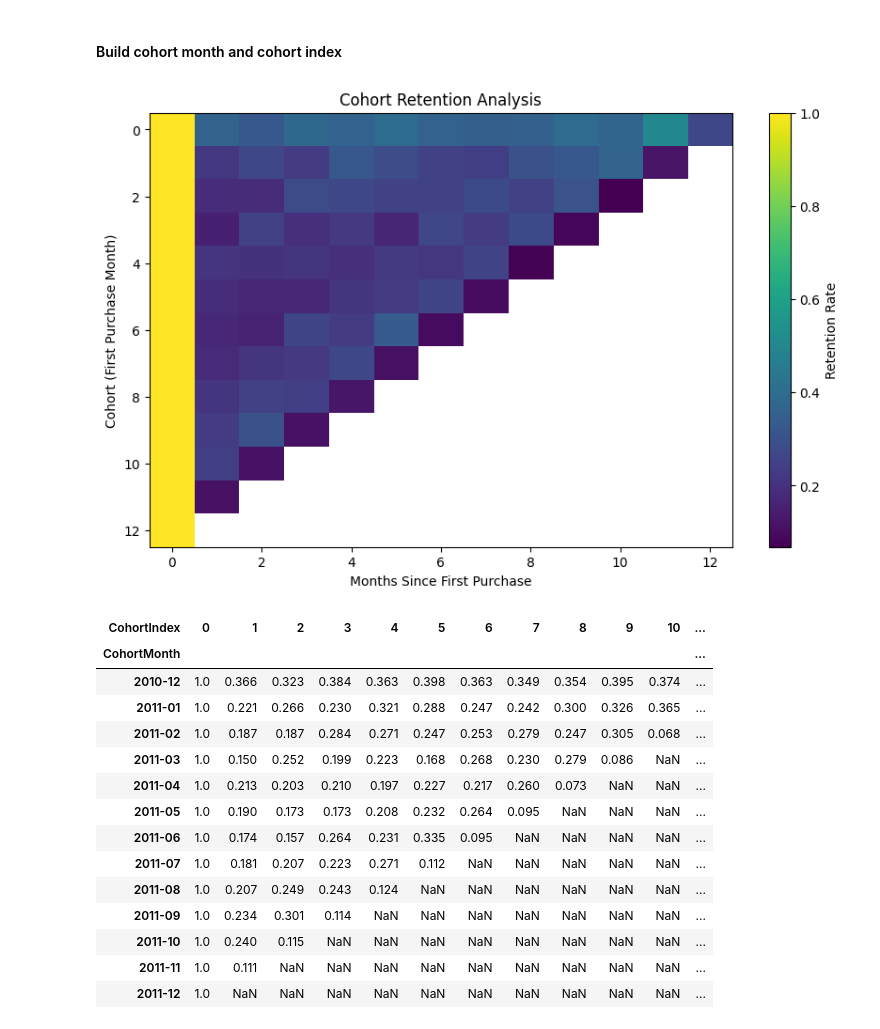
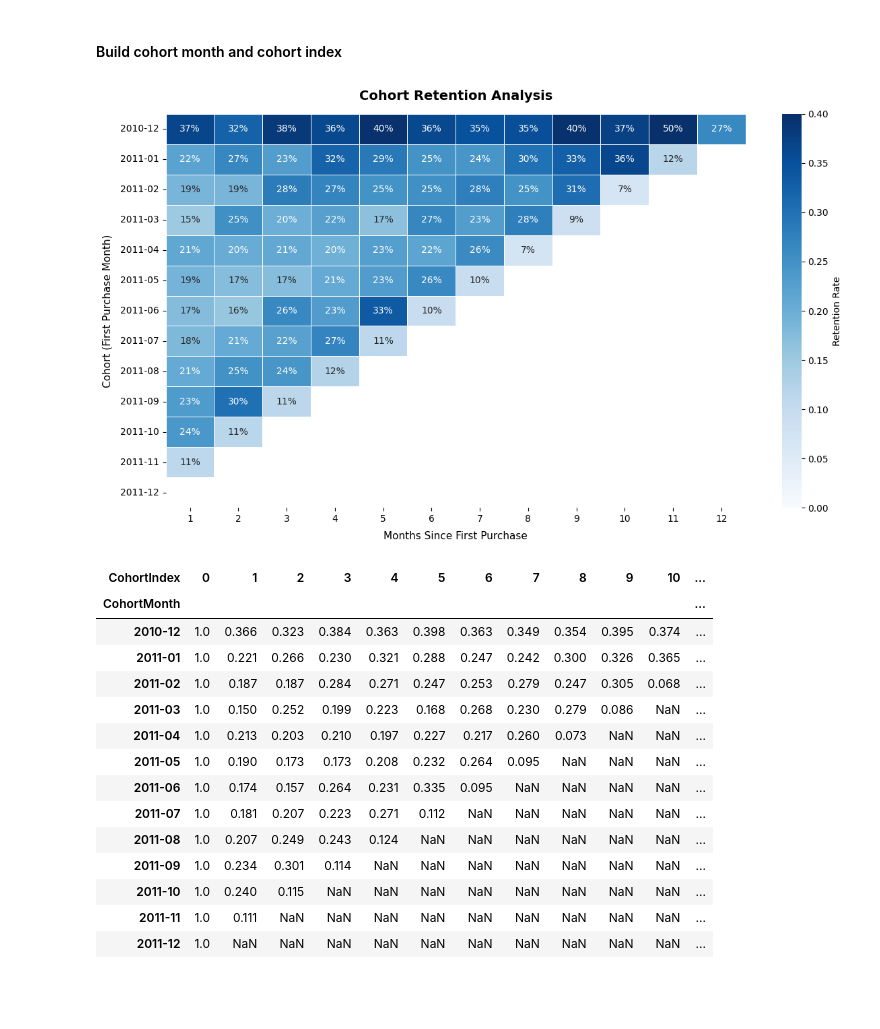
Before and after one commit to kanghaichun-cloud/Customer-Analytics-project, a Jupyter notebook: customer_analytics.ipynb, the cells around one changed output. Saved outputs shown, nothing was run; the diff lists cells and outputs as text; code cells hidden in the pictures; blank space fills up the shorter version.

```diff
--- a/customer_analytics.ipynb
+++ b/customer_analytics.ipynb
@@ -307,20 +307,37 @@ cohort_pivot = cohort_data.pivot(
 cohort_size = cohort_pivot.iloc[:, 0]
 
 retention = cohort_pivot.divide(cohort_size, axis=0)
-# %%
-import matplotlib.pyplot as plt
-
-plt.figure(figsize=(10,6))
-plt.imshow(retention, aspect='auto')
-plt.colorbar(label='Retention Rate')
-
-plt.title("Cohort Retention Analysis")
-plt.xlabel("Months Since First Purchase")
-plt.ylabel("Cohort (First Purchase Month)")
-
-plt.show()
-# %% [output]
-[figure, removed]
+# %%
+import matplotlib.pyplot as plt
+import seaborn as sns
+
+plot_data = retention.iloc[:, 1:]
+
+fig, ax = plt.subplots(figsize=(12, 7))
+
+sns.heatmap(
+    plot_data,
+    ax=ax,
+    cmap="Blues",
+    annot=True,
+    fmt=".0%",
+    linewidths=0.5,
+    linecolor='white',
+    cbar_kws={'label': 'Retention Rate'},
+    mask=plot_data.isnull(),
+    vmin=0,
+    vmax=0.4
+)
+
+ax.set_title('Cohort Retention Analysis', fontsize=14, fontweight='bold', pad=15)
+ax.set_xlabel('Months Since First Purchase', fontsize=11, labelpad=8)
+ax.set_ylabel('Cohort (First Purchase Month)', fontsize=11, labelpad=8)
+
+plt.tight_layout()
+plt.savefig('cohort_retention.png', dpi=150, bbox_inches='tight', facecolor='white')
+plt.show()
+# %% [output]
+[figure, added]
 # %%
 retention.round(3)
 # %% [output]
```
Also changed, not shown: parts of 8 cells of this notebook.
